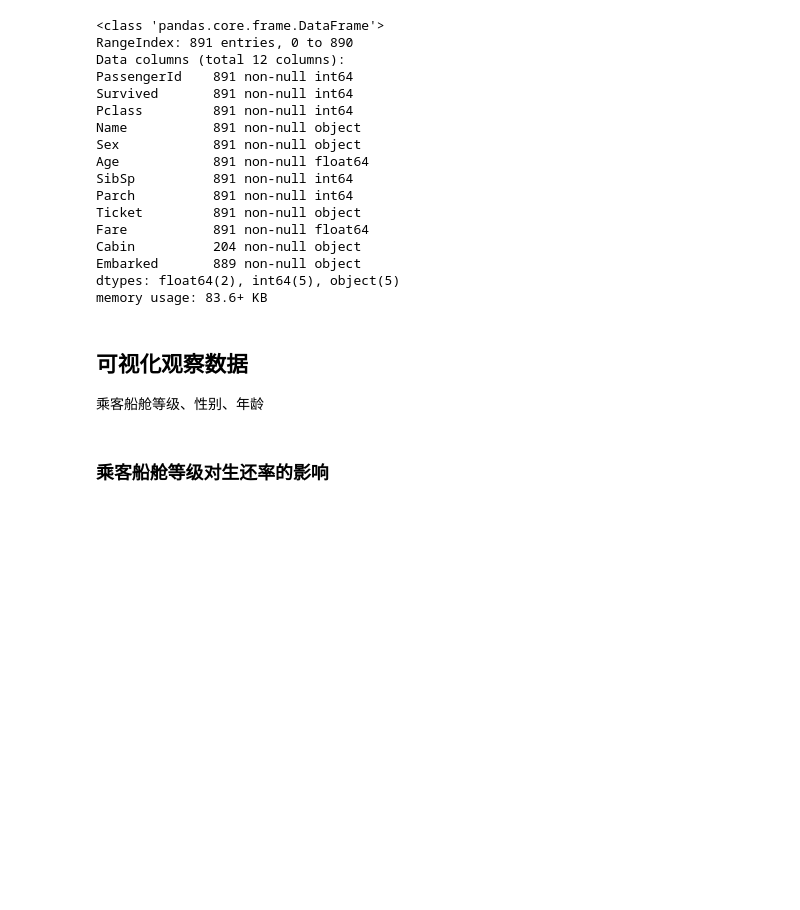
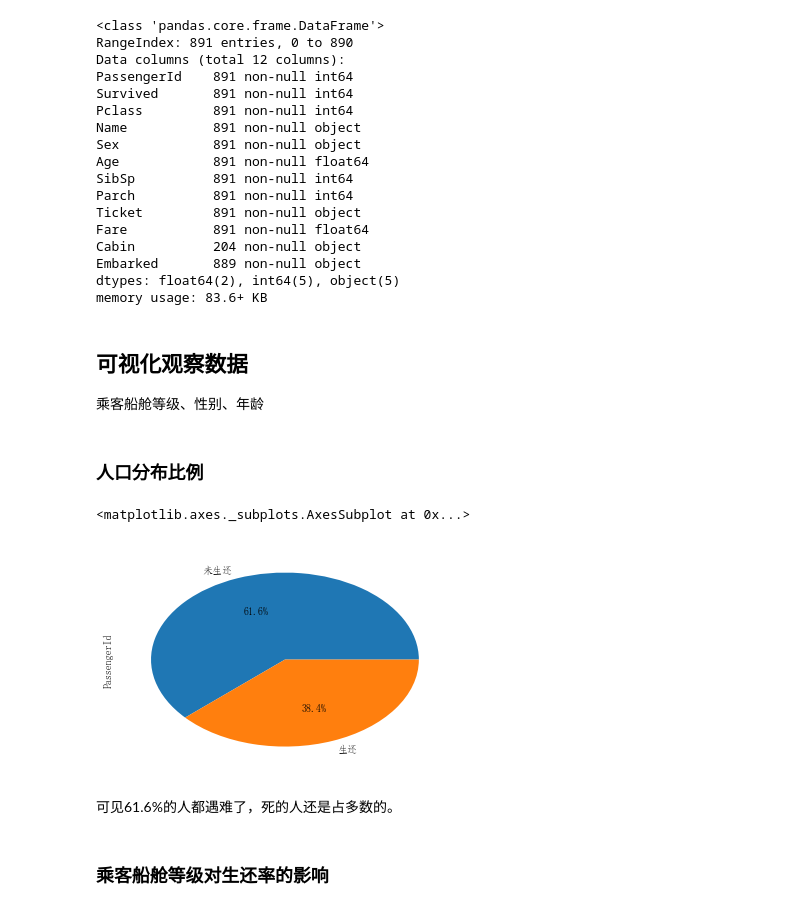
Before and after one commit to duochirou/p2_titanic, a Jupyter notebook: titanic.ipynb, the cells around one changed output. Drawn from its saved outputs; the diff is of its cells as text; code cells hidden in the pictures; blank space fills up the shorter version.

```diff
--- a/titanic.ipynb
+++ b/titanic.ipynb
@@ -144,6 +144,15 @@ def group_passenger_survival_rate(name):
     group_survived_passenger_count=group_passenger_count(survived_passenger_df,name)
     # 每个组的生还率
     return group_survived_passenger_count/group_all_passenger_count
+# %% [markdown]
+### 人口分布比例
+# %%
+titanic_df.groupby('Survived')['PassengerId'].count().plot(kind='pie',autopct='%1.1f%%',labels=[u"未生还", u"生还"])
+# %% [output]
+<matplotlib.axes._subplots.AxesSubplot at 0x...>
+[figure, added]
+# %% [markdown]
+可见61.6%的人都遇难了，死的人还是占多数的。
 # %% [markdown]
 
 ### 乘客船舱等级对生还率的影响
```
Also changed, not shown: parts of 2 cells of this notebook.
